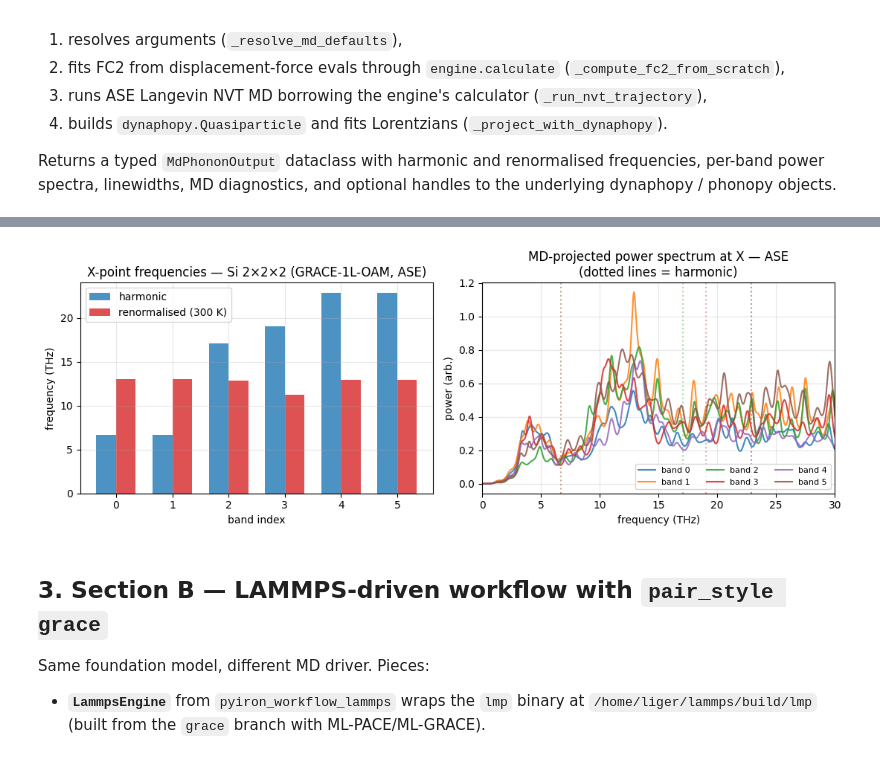
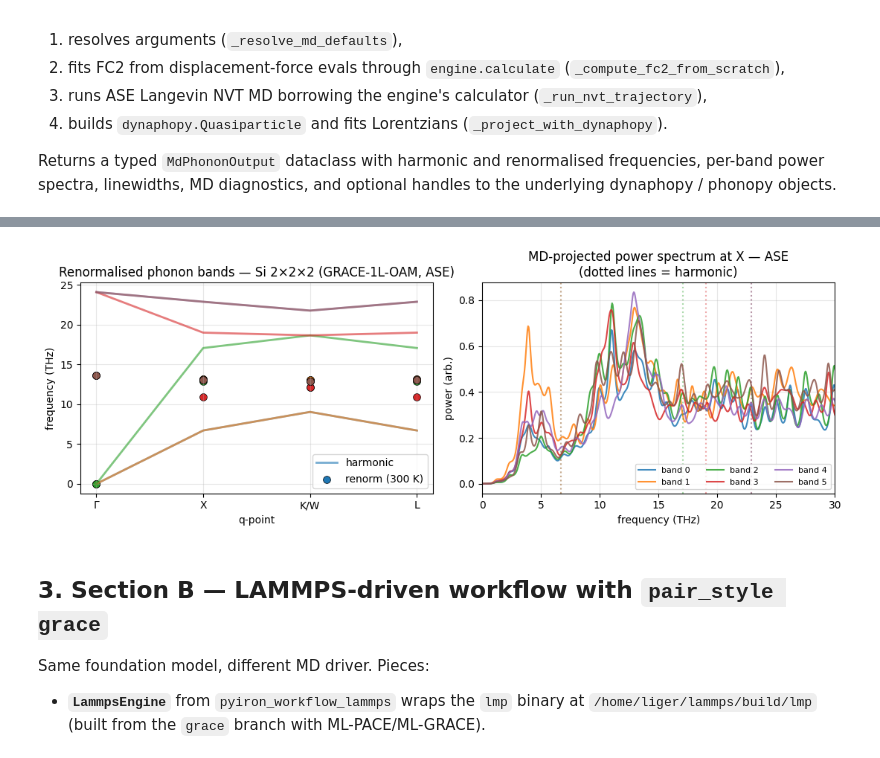
Before and after one commit to pyiron/pyiron_workflow_atomistics, a Jupyter notebook: notebooks/dynaphopy_grace_example.ipynb, the cells around one changed output, grey strips where cells are left out. Cells and saved outputs as stored; diff of their text form; code cells hidden in the pictures.

```diff
--- a/notebooks/dynaphopy_grace_example.ipynb
+++ b/notebooks/dynaphopy_grace_example.ipynb
@@ -90,19 +90,19 @@ ase_engine = ASEEngine(
     working_directory="./_dynaphopy_grace/ase_run",
 )
 
-# X-point on the primitive Si cell: six non-degenerate modes (3 acoustic +
-# 3 optical) — a cleaner fit target than Γ where the acoustic modes are
-# exactly zero by translation symmetry.
+# Band-path of commensurate q-points for the 2×2×2 supercell — these
+# are the only q's where dynaphopy's mode projection is well-defined.
+# Γ → X → K/W-like → L is a standard FCC path through high-symmetry points.
 wf_ase = calculate_phonon_md_renormalisation(
     structure=si_prim,
     engine=ase_engine,
     fc2_supercell_matrix=fc2_multiplier,
     temperature=300.0,
-    equilibration_steps=2000,
-    production_steps=30000,
+    equilibration_steps=5000,
+    production_steps=50000,
     time_step=1.0,
     thermostat_time_constant=100.0,
-    q_points=[[0.5, 0.0, 0.0]],
+    q_points=[[0.0, 0.0, 0.0], [0.5, 0.0, 0.0], [0.5, 0.5, 0.0], [0.5, 0.5, 0.5]],
     seed=42,
     keep_handles=True,
     power_spectra=True,
@@ -139,30 +144,38 @@ renormalised freqs (THz): [12.99741959 12.99741959 12.88863682 11.25013403 12.93
 # %%
 fig, (ax1, ax2) = plt.subplots(1, 2, figsize=(11, 4))
 
-bands = np.arange(out_ase.harmonic_frequencies.shape[1])
-width = 0.35
-ax1.bar(bands - width/2, out_ase.harmonic_frequencies[0],     width, label="harmonic",            color="C0", alpha=0.8)
-ax1.bar(bands + width/2, out_ase.renormalised_frequencies[0], width, label="renormalised (300 K)", color="C3", alpha=0.8)
-ax1.set_xlabel("band index")
+q_labels = ["Γ", "X", "K/W", "L"]
+q_index = np.arange(out_ase.q_points.shape[0])
+for b in range(out_ase.harmonic_frequencies.shape[1]):
+    ax1.plot(q_index, out_ase.harmonic_frequencies[:, b],
+             color=f"C{b}", lw=2, alpha=0.6,
+             label="harmonic" if b == 0 else None)
+    ax1.scatter(q_index, out_ase.renormalised_frequencies[:, b],
+                color=f"C{b}", marker="o", s=50, edgecolor="black", linewidth=0.5,
+                label="renorm (300 K)" if b == 0 else None)
+ax1.set_xticks(q_index)
+ax1.set_xticklabels(q_labels)
+ax1.set_xlabel("q-point")
 ax1.set_ylabel("frequency (THz)")
-ax1.set_title("X-point frequencies — Si 2×2×2 (GRACE-1L-OAM, ASE)")
+ax1.set_title("Renormalised phonon bands — Si 2×2×2 (GRACE-1L-OAM, ASE)")
 ax1.legend()
 ax1.grid(alpha=0.3)
 
-# out_ase.power_spectra has shape (n_q, n_band, n_freq_bins).
+# Power spectrum at X (q-index 1).
+i_X = 1
 for b in range(out_ase.power_spectra.shape[1]):
-    ax2.plot(out_ase.frequency_grid, out_ase.power_spectra[0, b], label=f"band {b}", alpha=0.85)
-    ax2.axvline(out_ase.harmonic_frequencies[0, b], ls=":", color=f"C{b}", alpha=0.4)
+    ax2.plot(out_ase.frequency_grid, out_ase.power_spectra[i_X, b], label=f"band {b}", alpha=0.85)
+    ax2.axvline(out_ase.harmonic_frequencies[i_X, b], ls=":", color=f"C{b}", alpha=0.4)
 ax2.set_xlim(0, 30)
 ax2.set_xlabel("frequency (THz)")
 ax2.set_ylabel("power (arb.)")
 ax2.set_title("MD-projected power spectrum at X — ASE\n(dotted lines = harmonic)")
 ax2.legend(ncols=3, fontsize=8)
 ax2.grid(alpha=0.3)
 fig.tight_layout()
 plt.show()
 # %% [output]
-[figure, old version]
+[figure, new version]
 # %% [markdown]
 ## 3. Section B — LAMMPS-driven workflow with `pair_style grace`
 
```
Also changed, not shown: parts of 13 cells of this notebook.
